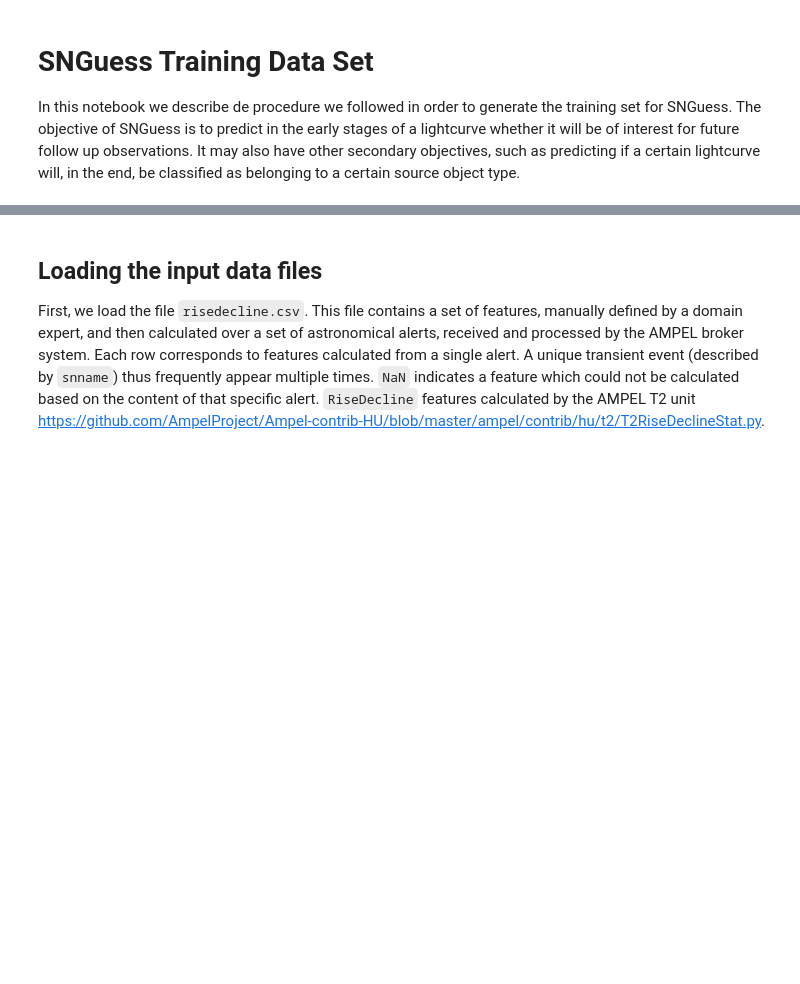
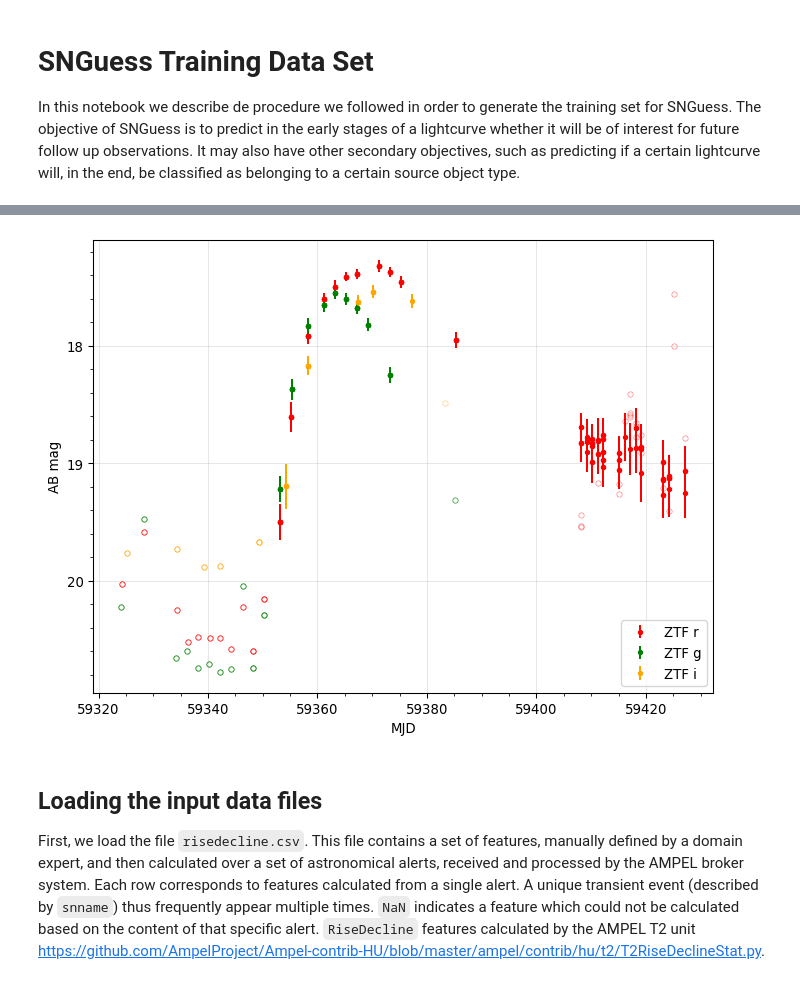
Before and after one commit to nmiranda/SNGuess, a Jupyter notebook: notebooks/snguess_training_data.ipynb, the cells around one changed output, grey strips where cells are left out. Drawn from its saved outputs; the diff is of its cells as text; code cells hidden in the pictures; blank space fills up the shorter version.

Commit message:
Added example light curve plot

```diff
--- a/notebooks/snguess_training_data.ipynb
+++ b/notebooks/snguess_training_data.ipynb
@@ -10,3 +16,31 @@ from astropy.time import Time
+# %%
+lc = pd.read_csv('ZTF21abbyhvw.csv')
+
+my_dpi = 96.0
+fig, ax = plt.subplots(figsize=(800/my_dpi, 600/my_dpi), dpi=my_dpi)
+ztfr_mask = (lc['filter']=='ztfr') & (lc['mag'].notna())
+ztfg_mask = (lc['filter']=='ztfg') & (lc['mag'].notna())
+ztfi_mask = (lc['filter']=='ztfi') & (lc['mag'].notna())
+ztfr_non_mask = (lc['filter']=='ztfr') & (lc['mag'].isna())
+ztfg_non_mask = (lc['filter']=='ztfg') & (lc['mag'].isna())
+ztfi_non_mask = (lc['filter']=='ztfi') & (lc['mag'].isna())
+plt.errorbar(data=lc[ztfr_mask], x='mjd', y='mag', yerr='magerr',  c='r', fmt='.', label='ZTF r')
+plt.errorbar(data=lc[ztfg_mask], x='mjd', y='mag', yerr='magerr',  c='g', fmt='.', label='ZTF g')
+plt.errorbar(data=lc[ztfi_mask], x='mjd', y='mag', yerr='magerr',  c='orange', fmt='.', label='ZTF i')
+plt.plot('mjd', 'limiting_mag', 'ro', data=lc[ztfr_non_mask], mfc='none', ms=4, mew=.5, alpha=0.5, label='')
+plt.plot('mjd', 'limiting_mag', 'go', data=lc[ztfg_non_mask], mfc='none', ms=4, mew=.5, alpha=0.5, label='')
+plt.plot('mjd', 'limiting_mag', 'o', data=lc[ztfi_non_mask], c='orange', mfc='none', ms=4, mew=.5, alpha=0.5, label='')
+plt.gca().invert_yaxis()
+plt.grid(alpha=0.3)
+ax.yaxis.set_major_locator(ticker.MultipleLocator(base=1.0))
+ax.yaxis.set_minor_locator(ticker.AutoMinorLocator())
+ax.xaxis.set_minor_locator(ticker.AutoMinorLocator())
+ax.set_xlabel('MJD')
+ax.set_ylabel('AB mag')
+ax.legend(loc='lower right')
+fig.savefig("ZTF21abbyhvw.pdf", bbox_inches='tight')
+# %% [output]
+[figure, added]
 # %% [markdown]
 ## Loading the input data files
 
```
Also changed, not shown: parts of 2 cells of this notebook, 1 other file.
